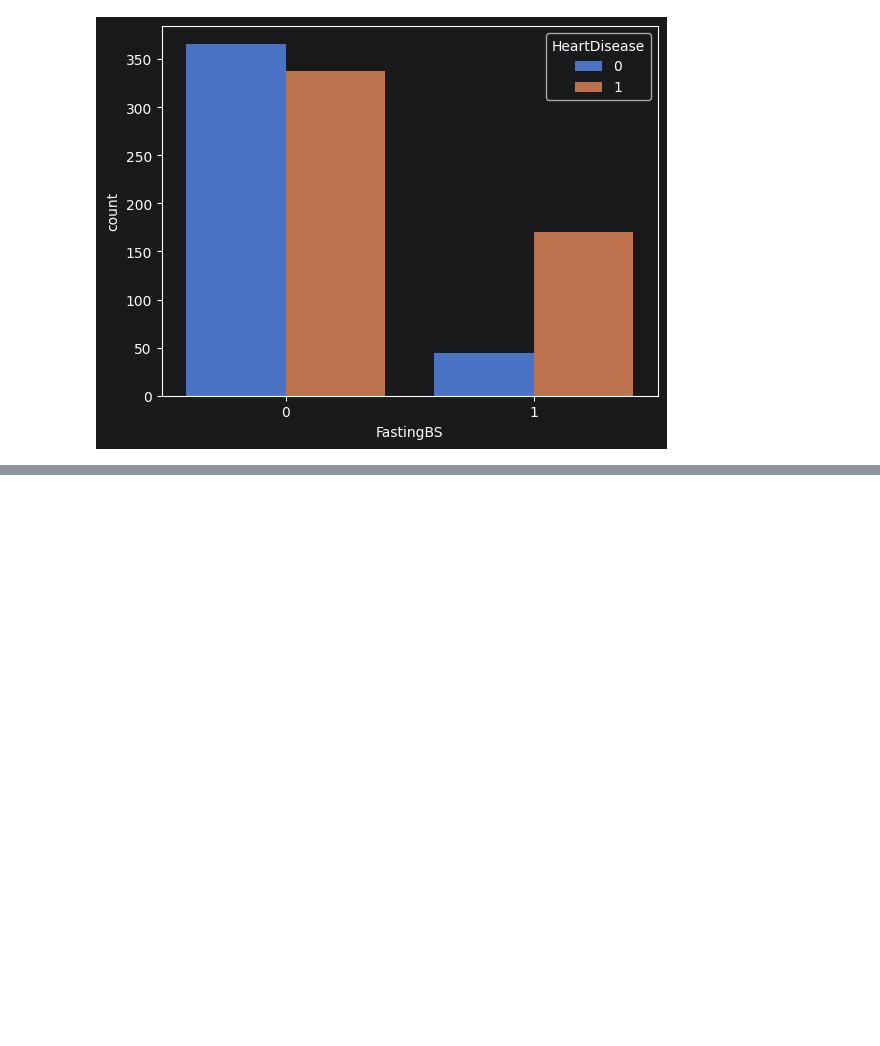
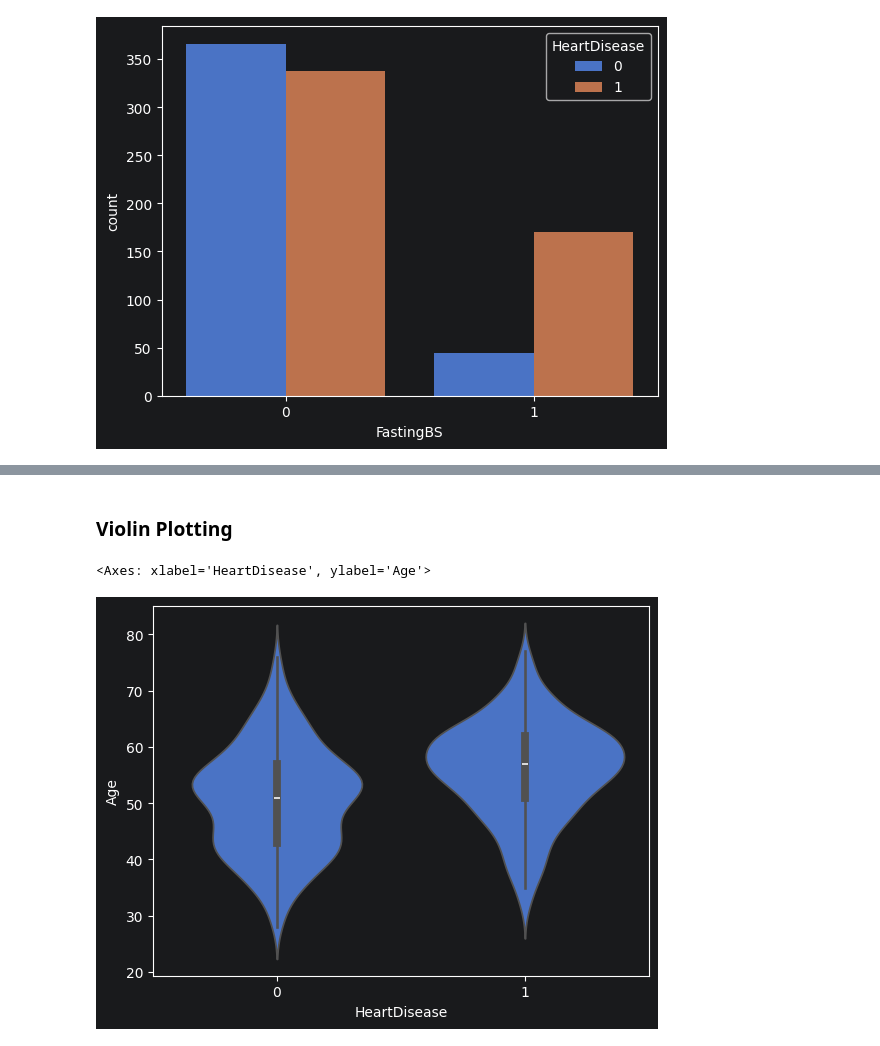
Before and after one commit to Zafar-Ashfak/Machine-Learning, a Jupyter notebook: heart.ipynb, the cells around one changed output, grey strips where cells are left out. Saved outputs shown, nothing was run; the diff lists cells and outputs as text; code cells hidden in the pictures; blank space fills up the shorter version.

```diff
--- a/heart.ipynb
+++ b/heart.ipynb
@@ -216,0 +224,7 @@ sb.countplot(x=df['FastingBS'], hue=df['HeartDisease'])
+# %% [markdown]
+### Violin Plotting
+# %%
+sb.violinplot(x = 'HeartDisease', y='Age', data=df)
+# %% [output]
+<Axes: xlabel='HeartDisease', ylabel='Age'>
+[figure, added]
```
Also changed, not shown: parts of 10 cells of this notebook.
